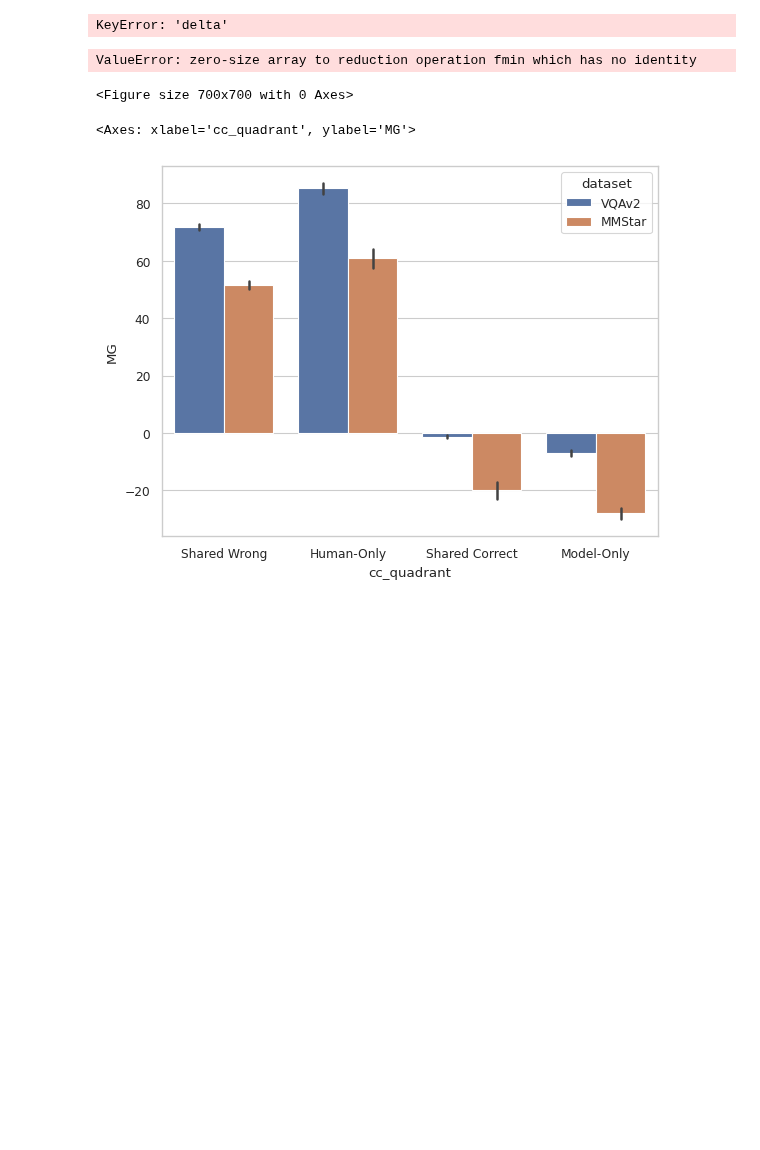
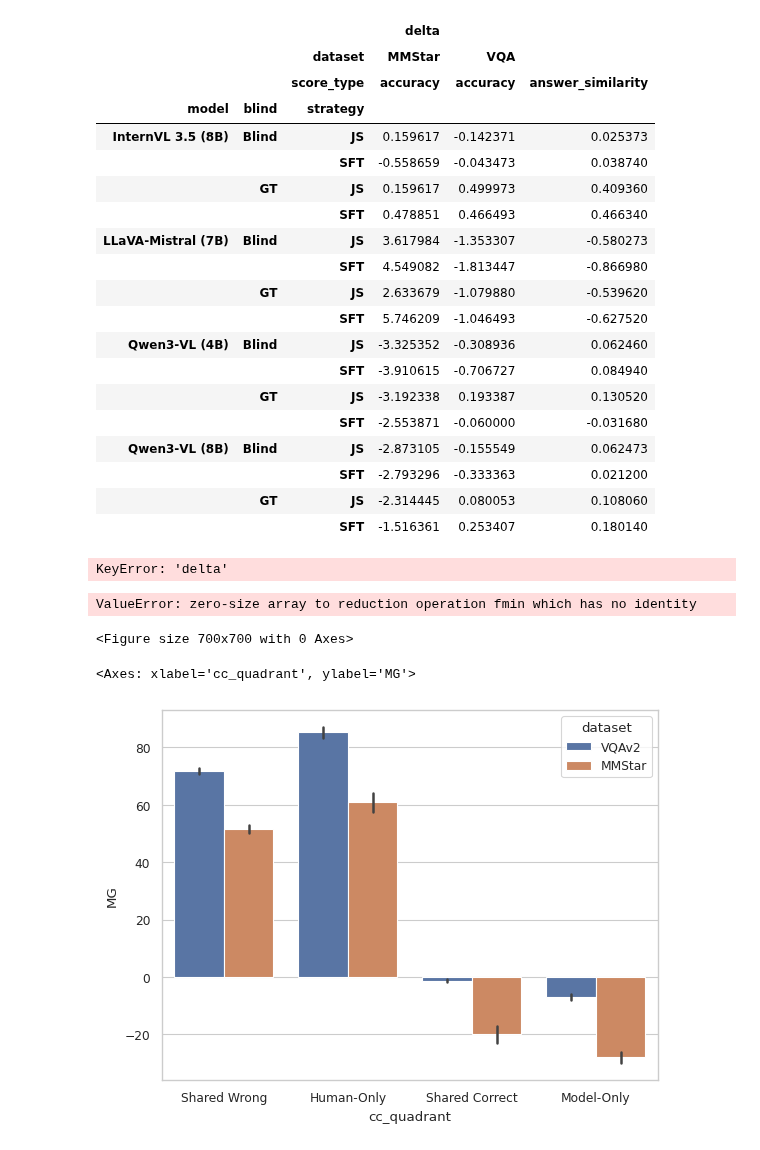
Before and after one commit to unolop/HPA, a Jupyter notebook: evaluation/analysis/analysis-finetuned.ipynb, the cells around one changed output. Cells and saved outputs as stored; diff of their text form; code cells hidden in the pictures; blank space fills up the shorter version.

```diff
--- a/evaluation/analysis/analysis-finetuned.ipynb
+++ b/evaluation/analysis/analysis-finetuned.ipynb
@@ -92,3 +117,34 @@ delta = (
+# %%
+delta = (
+    (dd[(dd['trained_dataset'] == 'VQA') & (dd['strategy'] == 'JS') ] # & (dd['score_type'] == 'acc')
+    .pivot_table(
+        index=['model', 'blind'], # , 'strategy'
+        columns=['dataset', 'category' ,'score_type' ], #
+        values='score'
+    ) )
+)
+delta
+# %% [output]
+|  |  |  | delta |  |  |
+|  |  | dataset | MMStar | VQA |  |
+|  |  | score_type | accuracy | accuracy | answer_similarity |
+| model | blind | strategy |  |  |  |
+| InternVL 3.5 (8B) | Blind | JS | 0.159617 | -0.142371 | 0.025373 |
+|  |  | SFT | -0.558659 | -0.043473 | 0.038740 |
+|  | GT | JS | 0.159617 | 0.499973 | 0.409360 |
+|  |  | SFT | 0.478851 | 0.466493 | 0.466340 |
+| LLaVA‑Mistral (7B) | Blind | JS | 3.617984 | -1.353307 | -0.580273 |
+|  |  | SFT | 4.549082 | -1.813447 | -0.866980 |
+|  | GT | JS | 2.633679 | -1.079880 | -0.539620 |
+|  |  | SFT | 5.746209 | -1.046493 | -0.627520 |
+| Qwen3‑VL (4B) | Blind | JS | -3.325352 | -0.308936 | 0.062460 |
+|  |  | SFT | -3.910615 | -0.706727 | 0.084940 |
+|  | GT | JS | -3.192338 | 0.193387 | 0.130520 |
+|  |  | SFT | -2.553871 | -0.060000 | -0.031680 |
+| Qwen3‑VL (8B) | Blind | JS | -2.873105 | -0.155549 | 0.062473 |
+|  |  | SFT | -2.793296 | -0.333363 | 0.021200 |
+|  | GT | JS | -2.314445 | 0.080053 | 0.108060 |
+|  |  | SFT | -1.516361 | 0.253407 | 0.180140 |
 # %%
 acc, delta = acc.align(delta)
 
```
Also changed, not shown: parts of 6 cells of this notebook, 14 other files.
